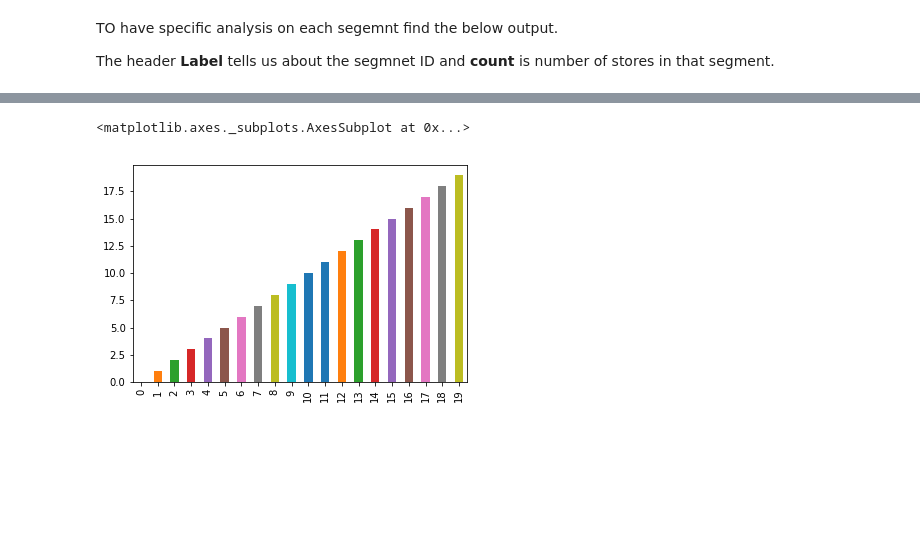
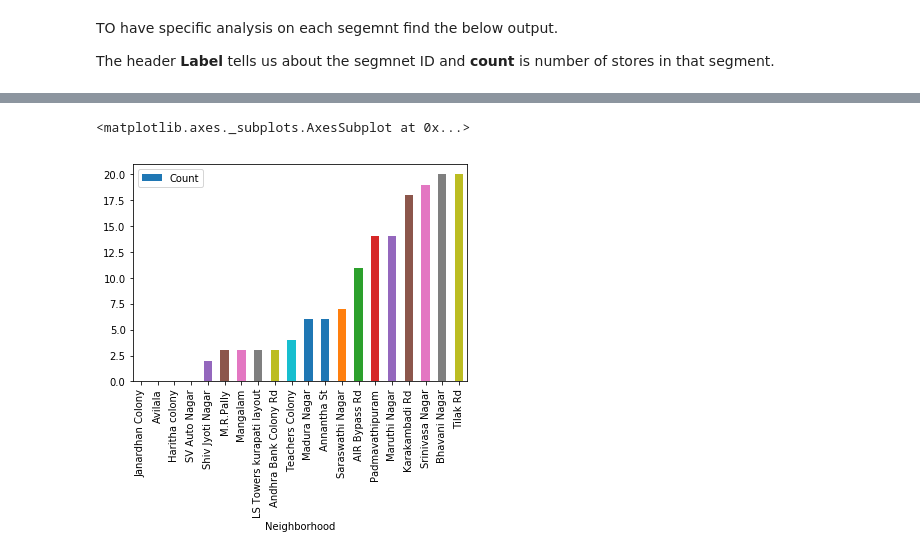
Before and after one commit to saibharath005/Coursera_Capstone, a Jupyter notebook: Capstone Project - The Battle of Neighborhoods (Week 2).ipynb, the cells around one changed output, grey strips where cells are left out. Drawn from its saved outputs; the diff is of its cells as text; code cells hidden in the pictures; blank space fills up the shorter version.

```diff
--- a/Capstone Project - The Battle of Neighborhoods (Week 2).ipynb
+++ b/Capstone Project - The Battle of Neighborhoods (Week 2).ipynb
@@ -446,3 +446,26 @@ And the Segmentaion part the stores are not covering the entire geography of tur
 TO have specific analysis on each segemnt find the below output.
 
 The header **Label** tells us about the segmnet ID and **count** is number of stores in that segment.
+# %%
+def get_address(latitudes, longitudes):
+    place_address_list = []
+
+    try:
+        for latitude, longitude in zip(latitudes, longitudes):
+            url = 'https://maps.googleapis.com/maps/api/geocode/json?key={}&latlng={},{}'.format(api_key,latitude, longitude)
+            response = requests.get(url).json()
+            results = response['results']
+            address = results[0]['formatted_address']
+            print(address)
+            place_address_list.append(address)
+
+    except:
+        print(sys.exc_info())
+        place_address_list.append(None)
+
+    return place_address_list
+# %%
+places_address_list = get_address(latitudes=cluster_centers_df['C_Latitude'],longitudes=cluster_centers_df['C_Longitude'])
+# %%
+cluster_centers_df["Neighborhood"] = pd.DataFrame([item for item in places_address_list])
+cluster_centers_df.head()
@@ -449,12 +479,12 @@ The header **Label** tells us about the segmnet ID and **count** is number of st
 # %%
 pharma_grouped = pd.DataFrame()
-pharma_grouped['Label'] = cluster_centers_df["Label"]
+pharma_grouped = cluster_centers_df[["Label","Neighborhood"]]
 
 pharma_grouped_dummy = tpt_pharmacies_df_copy[['Label','Distance']]
 pharma_grouped_dummy = pharma_grouped_dummy.groupby(["Label"]).count().sort_values("Label", ascending=True)
 
 pharma_dummy = pharma_grouped.merge(pharma_grouped_dummy,how='outer',on="Label")
 pharma_dummy.fillna(0,inplace=True)
-pharma_dummy.columns = ["Label","Count"]
+pharma_dummy.columns = ["Label","Neighborhood","Count"]
 pharma_dummy['Count'] = pharma_dummy['Count'].astype('int')
-pharma_dummy.sort_values("Count", ascending=True)
+pharma_dummy.sort_values("Count", ascending=True,inplace=True)
@@ -479,5 +491,5 @@ pharma_dummy.sort_values("Count", ascending=True)
 # %%
-pharma_dummy['Label'].plot(kind='bar')
+pharma_dummy.plot(x="Neighborhood", y="Count", kind="bar")
 # %% [output]
 <matplotlib.axes._subplots.AxesSubplot at 0x...>
-[figure, old version]
+[figure, new version]
```
Also changed, not shown: parts of 3 cells of this notebook.
